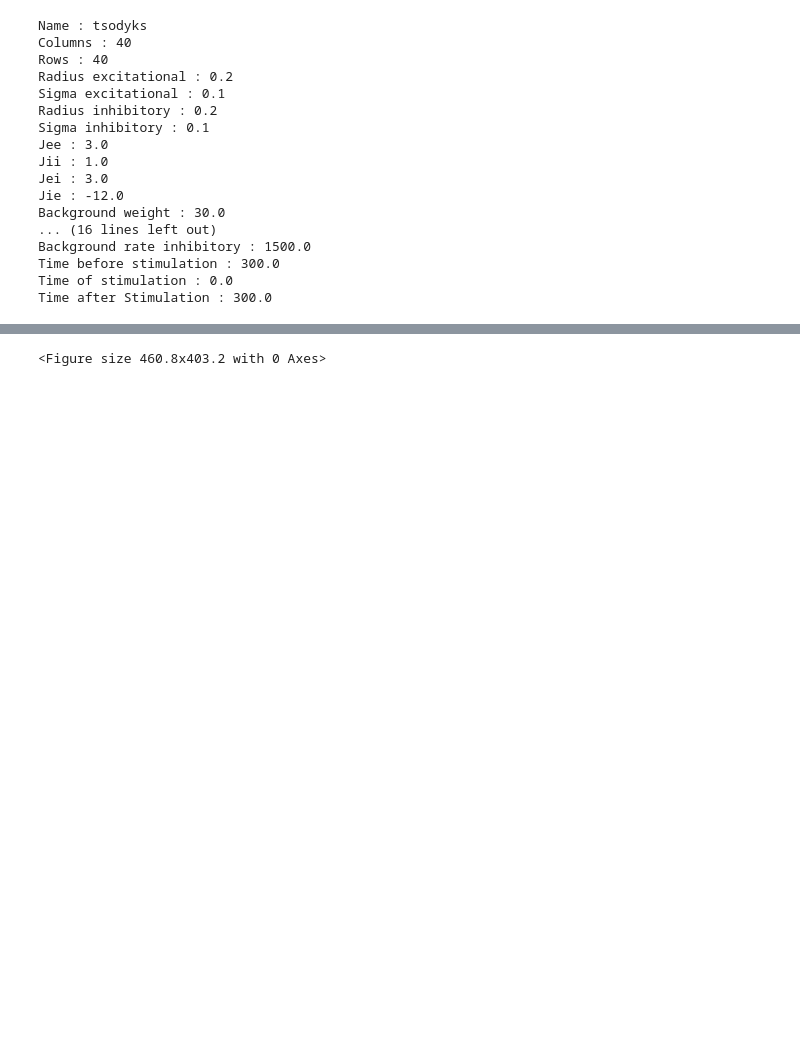
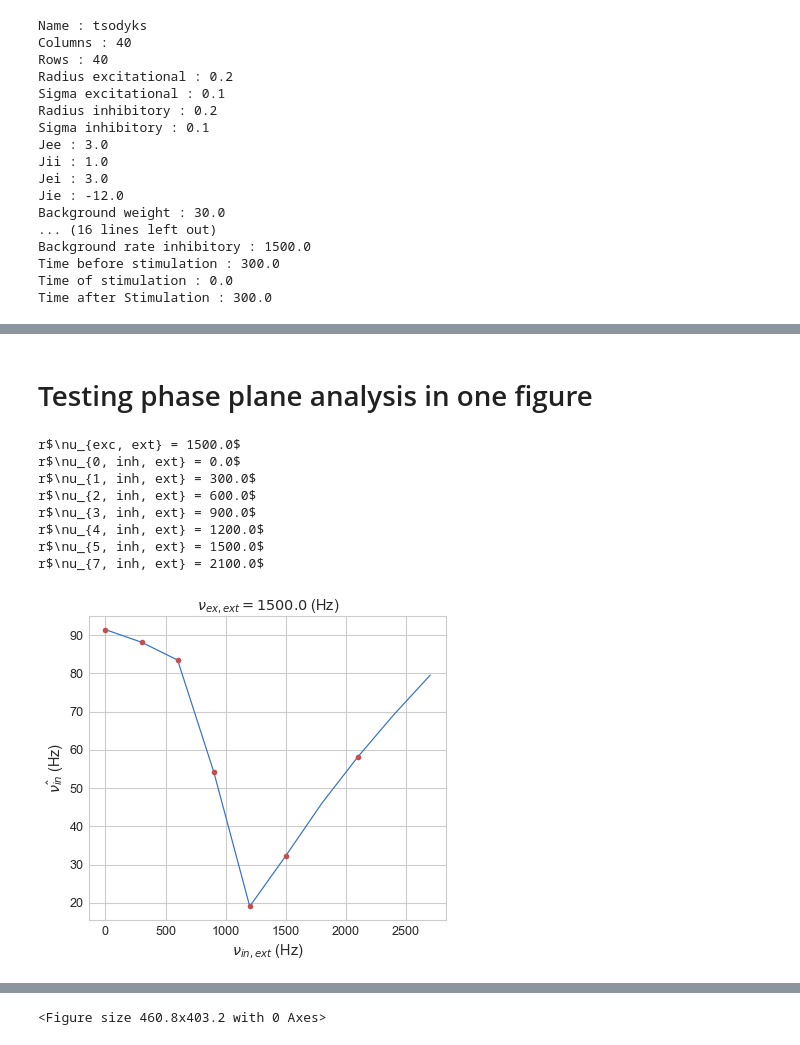
Before and after one commit to A13k2/Magic, a Jupyter notebook: pickle/phase_plane_analysis.ipynb, the cells around one changed output, grey strips where cells are left out. Drawn from its saved outputs; the diff is of its cells as text; code cells hidden in the pictures; blank space fills up the shorter version.

```diff
--- a/pickle/phase_plane_analysis.ipynb
+++ b/pickle/phase_plane_analysis.ipynb
@@ -216,0 +195,24 @@ Matrix has 10 * 10 = 100 entries.
+# %% [markdown]
+# Testing phase plane analysis in one figure
+# %%
+phase_plane_latex_string = figure_template.render(figure=phase_plane_file,
+                             caption="Phase Plane.",
+                             width=0.9)
+# %%
+E, I = pickle.load( open(folders[0]+'/E_I.p', 'rb'))
+with open(folders[0]+'/e_i_jee_5_0.p', 'rb') as file:
+    e, i = pickle.load(file)
+    plotting.plot_intersections([0,1,2,3,4,5,7], 5, e, i, E, I, file='intersection.pdf')
+    phase_plane_latex_string += figure_template.render(figure='intersection.pdf',
+                             caption=r"Intersection for $J_{ee} = 5.0$",
+                             width=0.9)
+# %% [output]
+r$\nu_{exc, ext} = 1500.0$
+r$\nu_{0, inh, ext} = 0.0$
+r$\nu_{1, inh, ext} = 300.0$
+r$\nu_{2, inh, ext} = 600.0$
+r$\nu_{3, inh, ext} = 900.0$
+r$\nu_{4, inh, ext} = 1200.0$
+r$\nu_{5, inh, ext} = 1500.0$
+r$\nu_{7, inh, ext} = 2100.0$
+[figure, added]
```
Also changed, not shown: parts of 16 cells of this notebook, 2 other files.
